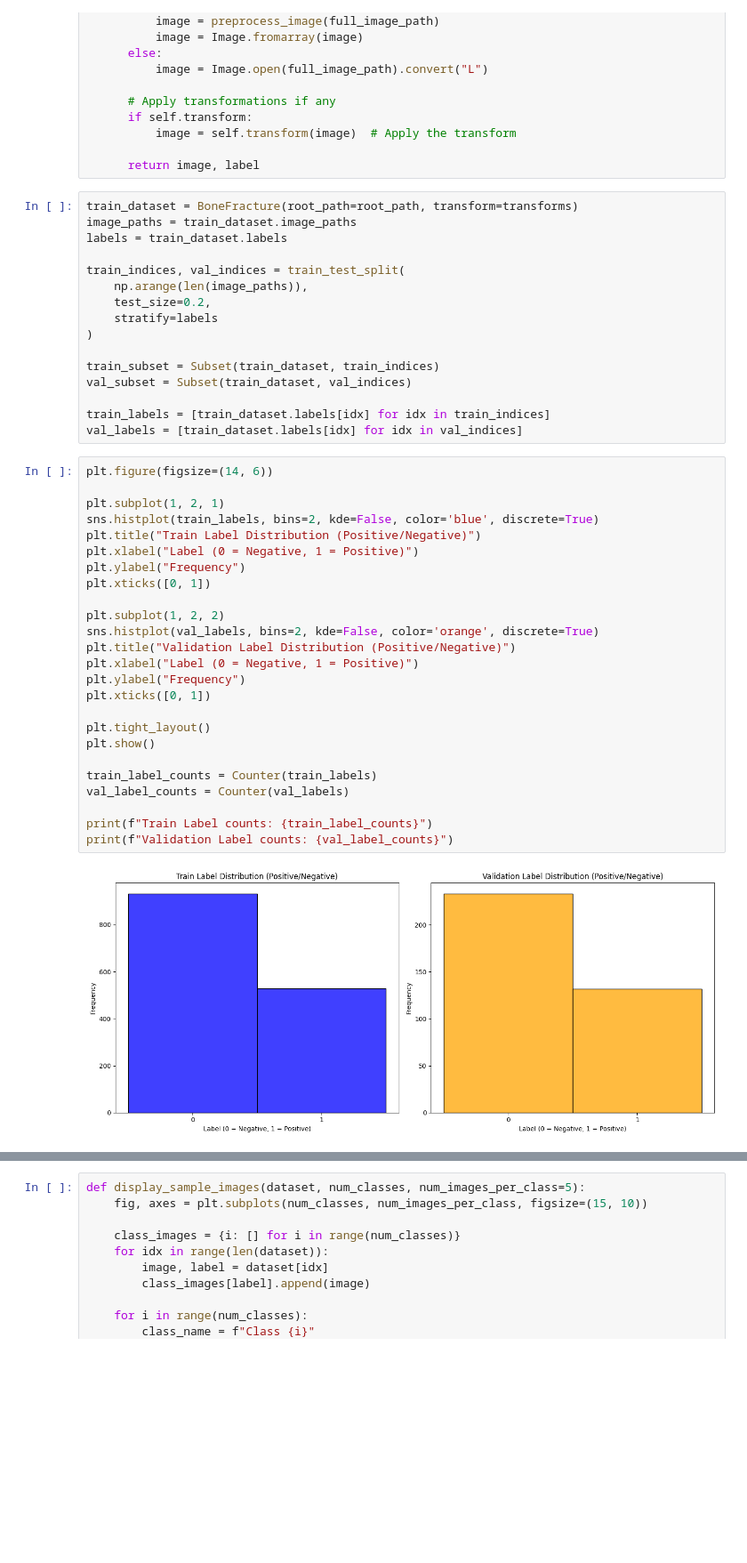
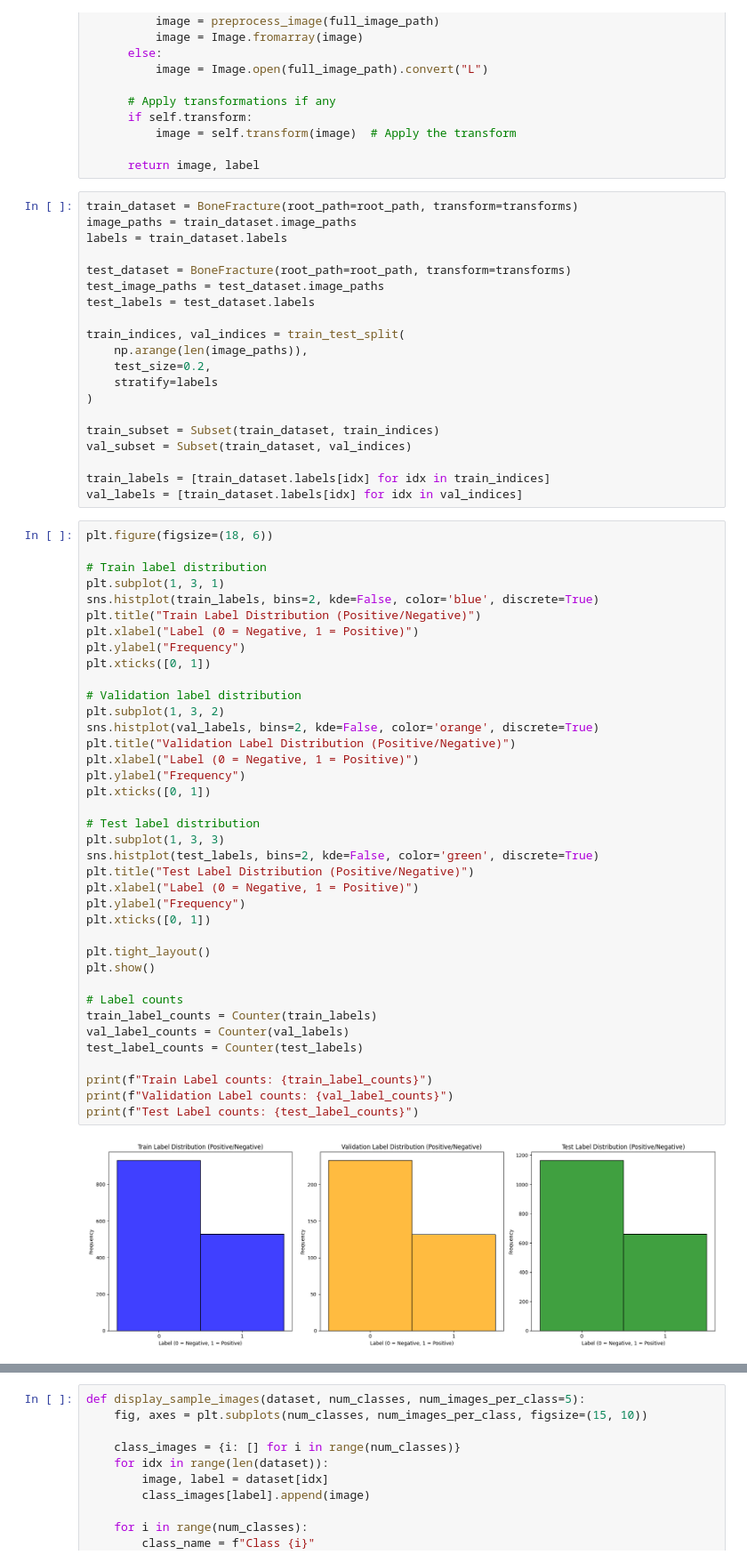
Before and after one commit to robertpetre/DSM, a Jupyter notebook: DSM.ipynb, the cells around one changed output, grey strips where cells are left out. Shown at 89% size. Cells and saved outputs as stored; diff of their text form; blank space fills up the shorter version.

```diff
--- a/DSM.ipynb
+++ b/DSM.ipynb
@@ -102,6 +103,10 @@ class BoneFracture(Dataset):
 train_dataset = BoneFracture(root_path=root_path, transform=transforms)
 image_paths = train_dataset.image_paths
 labels = train_dataset.labels
+
+test_dataset = BoneFracture(root_path=root_path, transform=transforms)
+test_image_paths = test_dataset.image_paths
+test_labels = test_dataset.labels
 
 train_indices, val_indices = train_test_split(
     np.arange(len(image_paths)),
@@ -115,31 +120,44 @@ val_subset = Subset(train_dataset, val_indices)
 train_labels = [train_dataset.labels[idx] for idx in train_indices]
 val_labels = [train_dataset.labels[idx] for idx in val_indices]
 # %%
-plt.figure(figsize=(14, 6))
+plt.figure(figsize=(18, 6))
 
-plt.subplot(1, 2, 1)
+# Train label distribution
+plt.subplot(1, 3, 1)
 sns.histplot(train_labels, bins=2, kde=False, color='blue', discrete=True)
 plt.title("Train Label Distribution (Positive/Negative)")
 plt.xlabel("Label (0 = Negative, 1 = Positive)")
 plt.ylabel("Frequency")
 plt.xticks([0, 1])
 
-plt.subplot(1, 2, 2)
+# Validation label distribution
+plt.subplot(1, 3, 2)
 sns.histplot(val_labels, bins=2, kde=False, color='orange', discrete=True)
 plt.title("Validation Label Distribution (Positive/Negative)")
+plt.xlabel("Label (0 = Negative, 1 = Positive)")
+plt.ylabel("Frequency")
+plt.xticks([0, 1])
+
+# Test label distribution
+plt.subplot(1, 3, 3)
+sns.histplot(test_labels, bins=2, kde=False, color='green', discrete=True)
+plt.title("Test Label Distribution (Positive/Negative)")
 plt.xlabel("Label (0 = Negative, 1 = Positive)")
 plt.ylabel("Frequency")
 plt.xticks([0, 1])
 
 plt.tight_layout()
 plt.show()
 
+# Label counts
 train_label_counts = Counter(train_labels)
 val_label_counts = Counter(val_labels)
+test_label_counts = Counter(test_labels)
 
 print(f"Train Label counts: {train_label_counts}")
 print(f"Validation Label counts: {val_label_counts}")
+print(f"Test Label counts: {test_label_counts}")
 # %% [output]
-[figure, old version]
+[figure, new version]
 Train Label counts: Counter({0: 931, 1: 529})
 Validation Label counts: Counter({0: 233, 1: 132})
```
Also changed, not shown: parts of 7 cells of this notebook.
